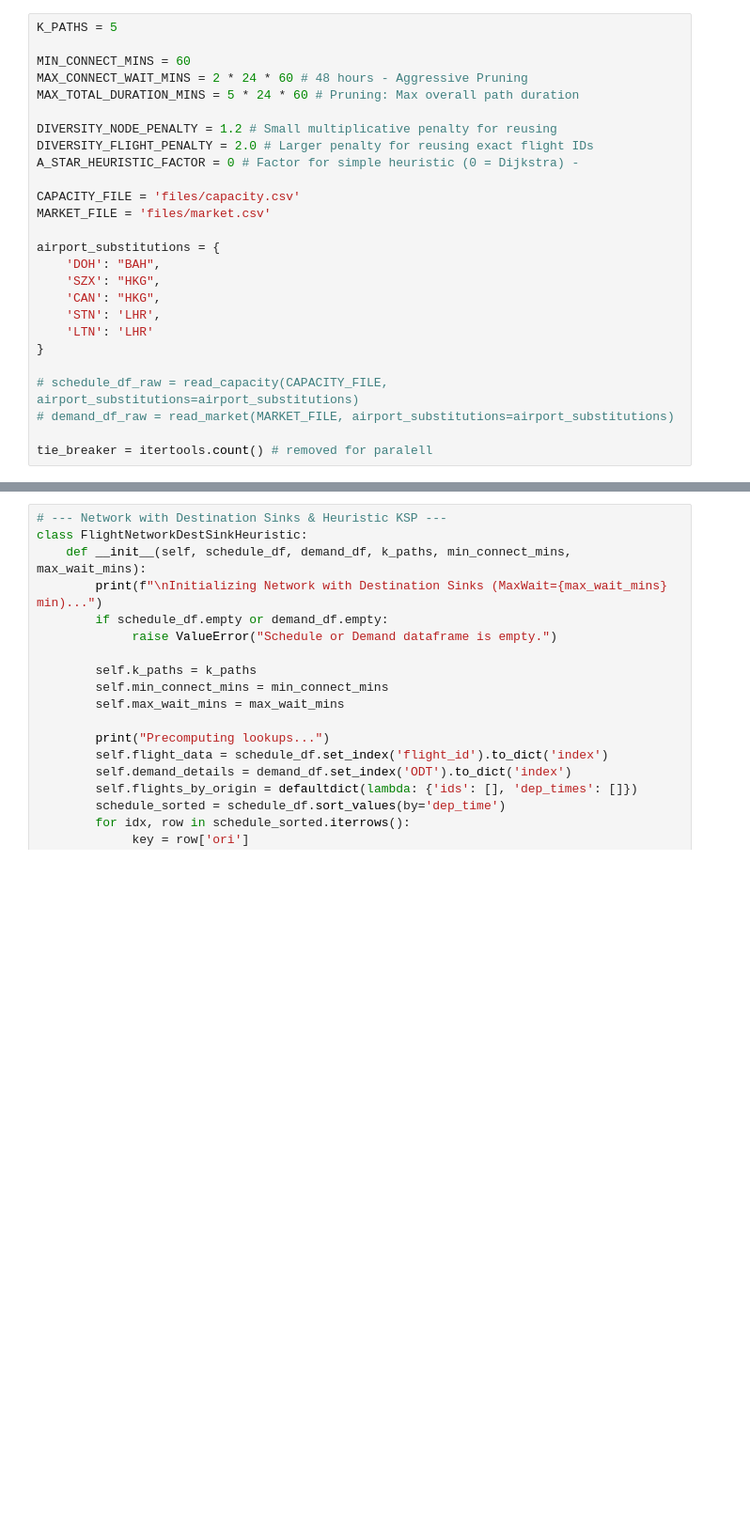
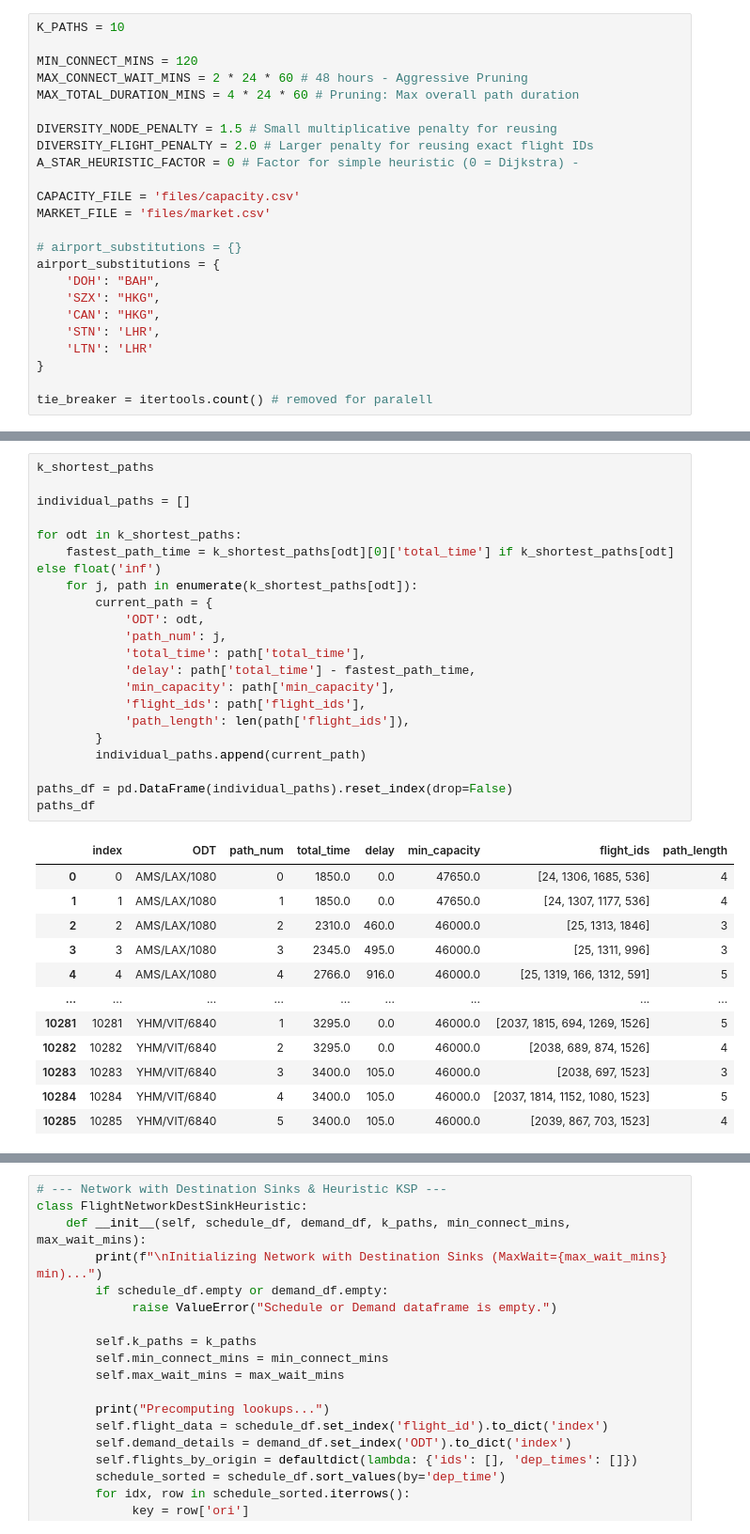
Before and after one commit to MaksiuMilcarz/MAX_flow_-_paths, a Jupyter notebook: What_If.ipynb, the cells around one changed output, grey strips where cells are left out. Shown at 94% size. Saved outputs shown, nothing was run; the diff lists cells and outputs as text; blank space fills up the shorter version.

Commit message:
current working full solver - basic

```diff
--- a/What_If.ipynb
+++ b/What_If.ipynb
@@ -87,17 +29,18 @@ def read_market(MARKET_FILE, airport_substitutions=None):
 # %%
-K_PATHS = 5
+K_PATHS = 10
 
-MIN_CONNECT_MINS = 60
+MIN_CONNECT_MINS = 120
 MAX_CONNECT_WAIT_MINS = 2 * 24 * 60 # 48 hours - Aggressive Pruning
-MAX_TOTAL_DURATION_MINS = 5 * 24 * 60 # Pruning: Max overall path duration
+MAX_TOTAL_DURATION_MINS = 4 * 24 * 60 # Pruning: Max overall path duration
 
-DIVERSITY_NODE_PENALTY = 1.2 # Small multiplicative penalty for reusing
+DIVERSITY_NODE_PENALTY = 1.5 # Small multiplicative penalty for reusing
 DIVERSITY_FLIGHT_PENALTY = 2.0 # Larger penalty for reusing exact flight IDs
 A_STAR_HEURISTIC_FACTOR = 0 # Factor for simple heuristic (0 = Dijkstra) -
 
 CAPACITY_FILE = 'files/capacity.csv'
 MARKET_FILE = 'files/market.csv'
 
+# airport_substitutions = {}
 airport_substitutions = {
     'DOH': "BAH",
     'SZX': "HKG",
@@ -106,9 +49,6 @@ airport_substitutions = {
     'LTN': 'LHR'
 }
 
-# schedule_df_raw = read_capacity(CAPACITY_FILE, airport_substitutions=airport_substitutions)
-# demand_df_raw = read_market(MARKET_FILE, airport_substitutions=airport_substitutions)
-
 tie_breaker = itertools.count() # removed for paralell
 # %%
 # --- Tuned Fast Network Class ---
@@ -349,0 +296,34 @@ Finding 5 paths (NodePen=1.2, FlightPen=2.0)...
+# %%
+k_shortest_paths
+
+individual_paths = []
+
+for odt in k_shortest_paths:
+    fastest_path_time = k_shortest_paths[odt][0]['total_time'] if k_shortest_paths[odt] else float('inf')
+    for j, path in enumerate(k_shortest_paths[odt]):
+        current_path = {
+            'ODT': odt,
+            'path_num': j,
+            'total_time': path['total_time'],
+            'delay': path['total_time'] - fastest_path_time,
+            'min_capacity': path['min_capacity'],
+            'flight_ids': path['flight_ids'],
+            'path_length': len(path['flight_ids']),
+        }
+        individual_paths.append(current_path)
+
+paths_df = pd.DataFrame(individual_paths).reset_index(drop=False)
+paths_df
+# %% [output]
+|  | index | ODT | path_num | total_time | delay | min_capacity | flight_ids | path_length |
+| 0 | 0 | AMS/LAX/1080 | 0 | 1850.0 | 0.0 | 47650.0 | [24, 1306, 1685, 536] | 4 |
+| 1 | 1 | AMS/LAX/1080 | 1 | 1850.0 | 0.0 | 47650.0 | [24, 1307, 1177, 536] | 4 |
+| 2 | 2 | AMS/LAX/1080 | 2 | 2310.0 | 460.0 | 46000.0 | [25, 1313, 1846] | 3 |
+| 3 | 3 | AMS/LAX/1080 | 3 | 2345.0 | 495.0 | 46000.0 | [25, 1311, 996] | 3 |
+| 4 | 4 | AMS/LAX/1080 | 4 | 2766.0 | 916.0 | 46000.0 | [25, 1319, 166, 1312, 591] | 5 |
+| ... | ... | ... | ... | ... | ... | ... | ... | ... |
+| 10281 | 10281 | YHM/VIT/6840 | 1 | 3295.0 | 0.0 | 46000.0 | [2037, 1815, 694, 1269, 1526] | 5 |
+| 10282 | 10282 | YHM/VIT/6840 | 2 | 3295.0 | 0.0 | 46000.0 | [2038, 689, 874, 1526] | 4 |
+| 10283 | 10283 | YHM/VIT/6840 | 3 | 3400.0 | 105.0 | 46000.0 | [2038, 697, 1523] | 3 |
+| 10284 | 10284 | YHM/VIT/6840 | 4 | 3400.0 | 105.0 | 46000.0 | [2037, 1814, 1152, 1080, 1523] | 5 |
+| 10285 | 10285 | YHM/VIT/6840 | 5 | 3400.0 | 105.0 | 46000.0 | [2039, 867, 703, 1523] | 4 |
```
Also changed, not shown: parts of 16 cells of this notebook, 1 other file.
